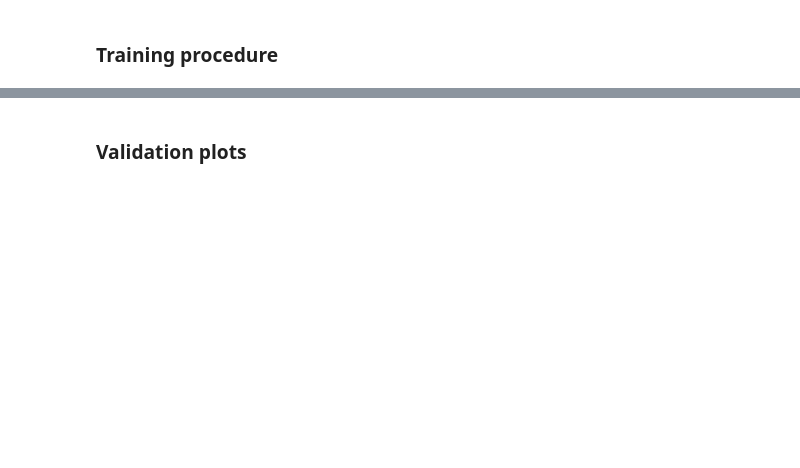
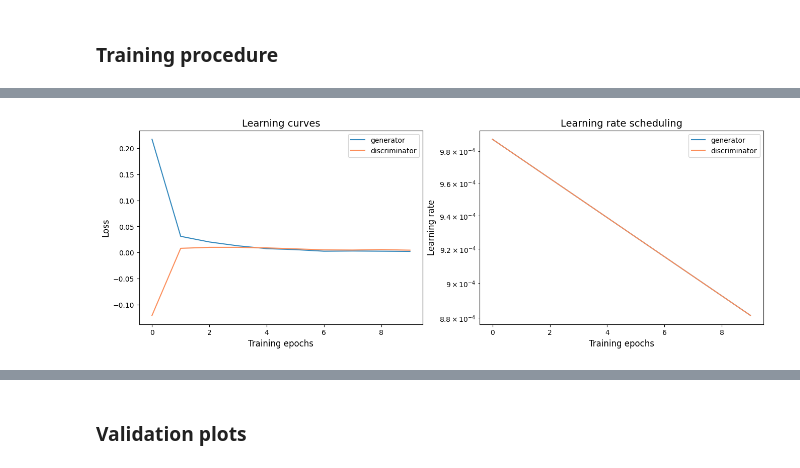
Before and after one commit to mbarbetti/pidgan-notebooks, a Jupyter notebook: tutorial-GAN-LHCb_RICH.ipynb, the cells around one changed output, grey strips where cells are left out. Saved outputs shown, nothing was run; the diff lists cells and outputs as text; code cells hidden in the pictures; blank space fills up the shorter version.

```diff
--- a/tutorial-GAN-LHCb_RICH.ipynb
+++ b/tutorial-GAN-LHCb_RICH.ipynb
@@ -109,2 +306,17 @@ from sklearn.utils import shuffle
+# %%
+g_opt = keras.optimizers.RMSprop(learning_rate=0.001)
+d_opt = keras.optimizers.RMSprop(learning_rate=0.002)
+# %%
+from pidgan.metrics import Accuracy, BinaryCrossentropy
+
+gan.compile(
+    metrics=[Accuracy(), BinaryCrossentropy(from_logits=False, label_smoothing=0.0)],
+    generator_optimizer=g_opt,
+    discriminator_optimizer=d_opt,
+    generator_upds_per_batch=1,
+    discriminator_upds_per_batch=1,
+    referee_optimizer=None,
+    referee_upds_per_batch=None,
+)
 # %% [markdown]
 ### Training procedure
@@ -110,0 +347,9 @@ from sklearn.utils import shuffle
+# %%
+train = gan.fit(
+    x=x_train_prep,
+    y=y_train_prep,
+    batch_size=256,
+    epochs=10,
+    validation_split=0.3,
+    callbacks=callbacks,
+)
@@ -110,0 +377,23 @@ from sklearn.utils import shuffle
+# %%
+plt.figure(figsize=(16, 5), dpi=100)
+
+plt.subplot(1, 2, 1)
+plt.title("Learning curves", fontsize=14)
+plt.xlabel("Training epochs", fontsize=12)
+plt.ylabel("Loss", fontsize=12)
+plt.plot(train.history["g_loss"], color="#3288bd", label="generator")
+plt.plot(train.history["d_loss"], color="#fc8d59", label="discriminator")
+plt.legend(loc="upper right", fontsize=10)
+
+plt.subplot(1, 2, 2)
+plt.title("Learning rate scheduling", fontsize=14)
+plt.xlabel("Training epochs", fontsize=12)
+plt.ylabel("Learning rate", fontsize=12)
+plt.plot(train.history["g_lr"], color="#3288bd", label="generator")
+plt.plot(train.history["d_lr"], color="#fc8d59", label="discriminator")
+plt.legend(loc="upper right", fontsize=10)
+plt.yscale("log")
+
+plt.show()
+# %% [output]
+[figure, added]
```
Also changed, not shown: parts of 22 cells of this notebook.
